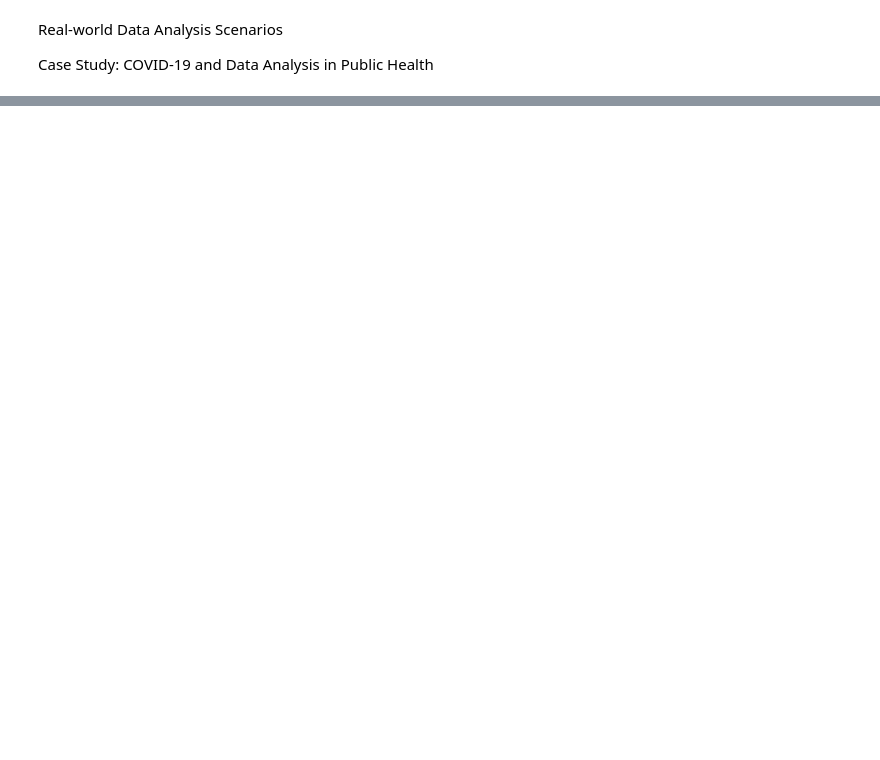
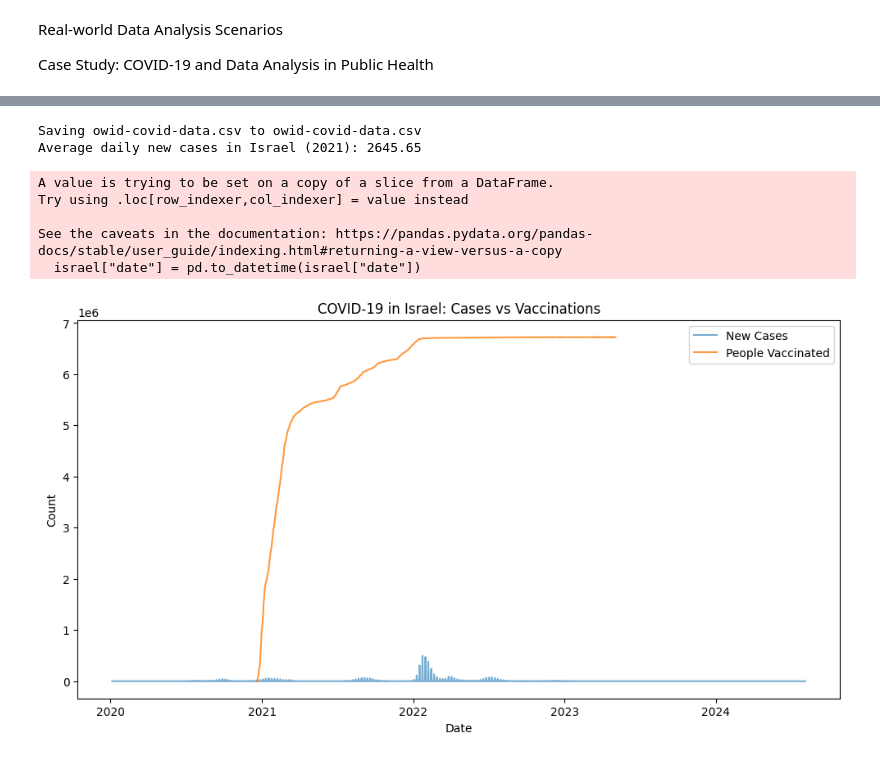
Before and after one commit to Koss-Lab/DI_Bootcamp, a Jupyter notebook: Week5/Day1/DailyChallenge/DailyChallenge_week5_day1.ipynb, the cells around one changed output, grey strips where cells are left out. Saved outputs shown, nothing was run; the diff lists cells and outputs as text; code cells hidden in the pictures; blank space fills up the shorter version.

```diff
--- a/Week5/Day1/DailyChallenge/DailyChallenge_week5_day1.ipynb
+++ b/Week5/Day1/DailyChallenge/DailyChallenge_week5_day1.ipynb
@@ -55,0 +5,30 @@ It transforms raw information into actionable insights, helping decision-makers
+# %%
+import pandas as pd
+import matplotlib.pyplot as plt
+
+# Load uploaded CSV
+from google.colab import files
+uploaded = files.upload()
+
+df = pd.read_csv("owid-covid-data.csv")
+
+# Focus on Israel
+israel = df[df["location"] == "Israel"]
+
+# Convert date to datetime
+israel["date"] = pd.to_datetime(israel["date"])
+
+# Average daily new cases in 2021
+cases_2021 = israel[israel["date"].dt.year == 2021]["new_cases"].mean()
+print("Average daily new cases in Israel (2021):", round(cases_2021, 2))
+
+# Plot evolution of cases and vaccinations
+plt.figure(figsize=(12,6))
+plt.plot(israel["date"], israel["new_cases"], label="New Cases", alpha=0.6)
+plt.plot(israel["date"], israel["people_vaccinated"], label="People Vaccinated", alpha=0.8)
+plt.title("COVID-19 in Israel: Cases vs Vaccinations")
+plt.xlabel("Date")
+plt.ylabel("Count")
+plt.legend()
+plt.show()
+# %% [output]
@@ -55,0 +36,8 @@ It transforms raw information into actionable insights, helping decision-makers
+Saving owid-covid-data.csv to owid-covid-data.csv
+Average daily new cases in Israel (2021): 2645.65
+A value is trying to be set on a copy of a slice from a DataFrame.
+Try using .loc[row_indexer,col_indexer] = value instead
+
+See the caveats in the documentation: https://pandas.pydata.org/pandas-docs/stable/user_guide/indexing.html#returning-a-view-versus-a-copy
+  israel["date"] = pd.to_datetime(israel["date"])
+[figure, added]
```
Also changed, not shown: parts of 3 cells of this notebook, 1 other file.
